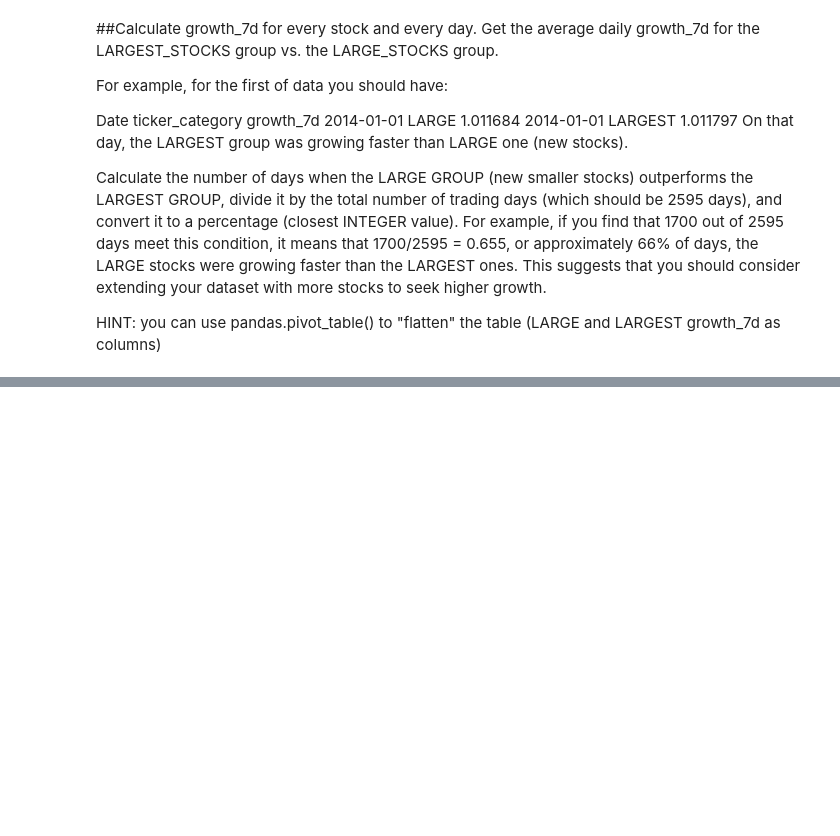
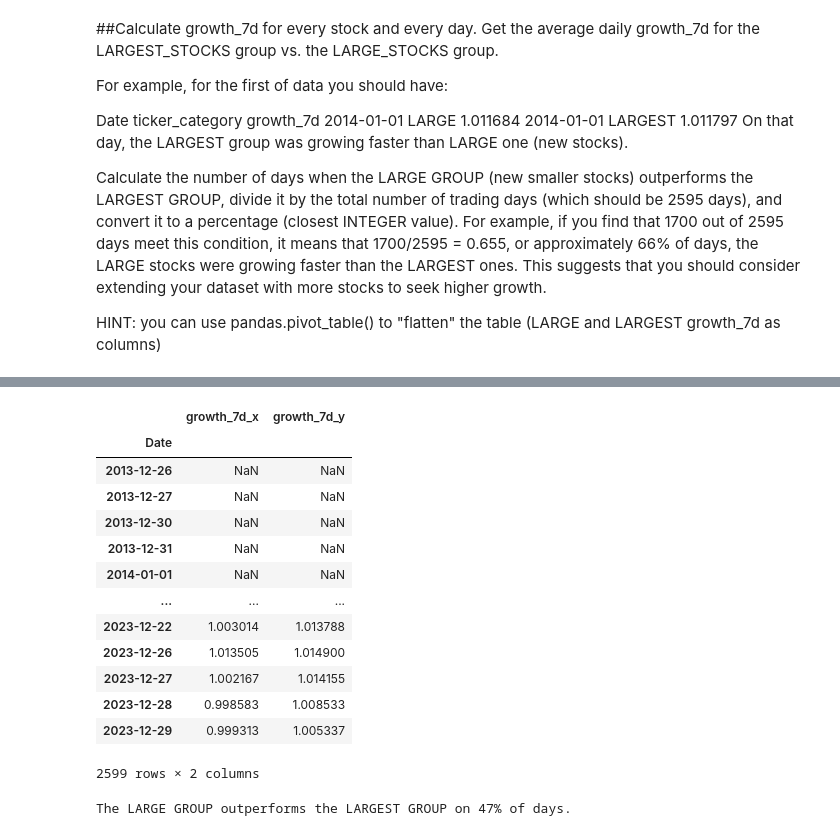
Before and after one commit to thaiphi/Stock-Markets-Analytics-2024, a Jupyter notebook: Week 2/Module_2_Homework.ipynb, the cells around one changed output, grey strips where cells are left out. Cells and saved outputs as stored; diff of their text form; code cells hidden in the pictures; blank space fills up the shorter version.

```diff
--- a/Week 2/Module_2_Homework.ipynb
+++ b/Week 2/Module_2_Homework.ipynb
@@ -772,0 +773,4 @@ merged_df
+# %%
+#Create Date column from index
+large_stocks_df.reset_index(inplace=True)
+largest_stocks_df.reset_index(inplace=True)
@@ -772,0 +817,22 @@ merged_df
+# %%
+
+# Merge the two DataFrames
+a=large_stocks_df.groupby(by=['Date','ticker_category']).growth_7d.mean()
+b=largest_stocks_df.groupby(by=['Date','ticker_category']).growth_7d.mean()
+merged_df = pd.merge(a, b, on=['Date'])
+merged_df
+# %% [output]
+|  | growth_7d_x | growth_7d_y |
+| Date |  |  |
+| 2013-12-26 | NaN | NaN |
+| 2013-12-27 | NaN | NaN |
+| 2013-12-30 | NaN | NaN |
+| 2013-12-31 | NaN | NaN |
+| 2014-01-01 | NaN | NaN |
+| ... | ... | ... |
+| 2023-12-22 | 1.003014 | 1.013788 |
+| 2023-12-26 | 1.013505 | 1.014900 |
+| 2023-12-27 | 1.002167 | 1.014155 |
+| 2023-12-28 | 0.998583 | 1.008533 |
+| 2023-12-29 | 0.999313 | 1.005337 |
+2599 rows × 2 columns
@@ -772,0 +842,16 @@ merged_df
+# %%
+#  if growth_7d_large>growth_7d_largest put one in a new column called "Outperform" sum "Outperform" and divided by 2599
+
+# Calculate the number of days when the LARGE GROUP (new smaller stocks) outperforms the LARGEST GROUP
+outperform_count = merged_df[merged_df['growth_7d_large'] > merged_df['growth_7d_largest']].shape[0]
+
+# Calculate the total number of trading days
+total_trading_days = merged_df.shape[0]
+
+# Calculate the percentage of days when the LARGE GROUP outperforms the LARGEST GROUP
+outperform_percentage = round(outperform_count / total_trading_days * 100)
+
+# Print the result
+print(f"The LARGE GROUP outperforms the LARGEST GROUP on {outperform_percentage}% of days.")
+# %% [output]
+The LARGE GROUP outperforms the LARGEST GROUP on 47% of days.
```
Also changed, not shown: parts of 28 cells of this notebook.
